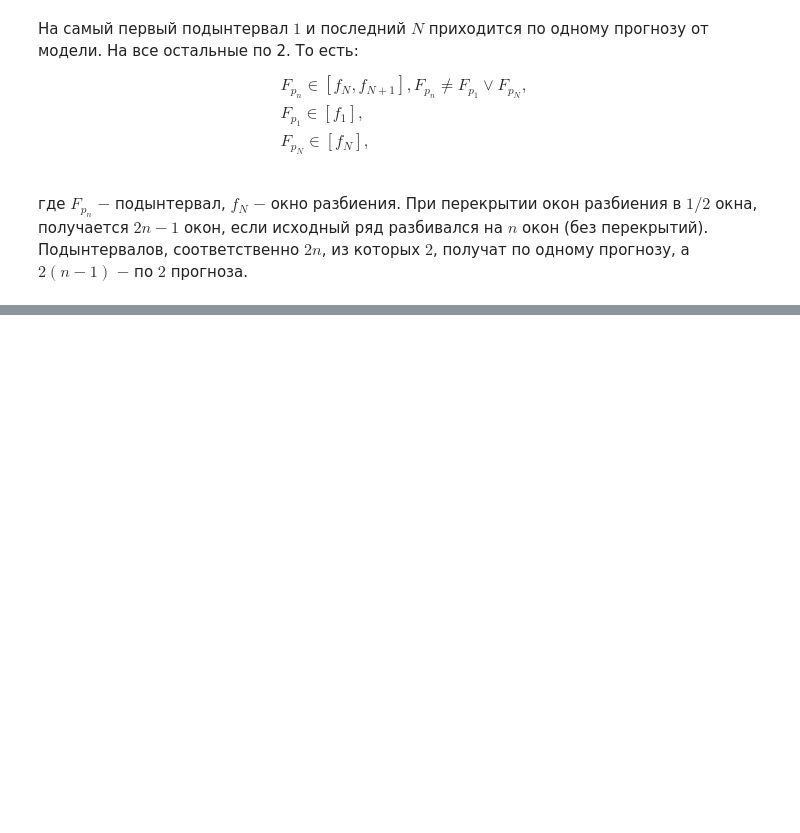
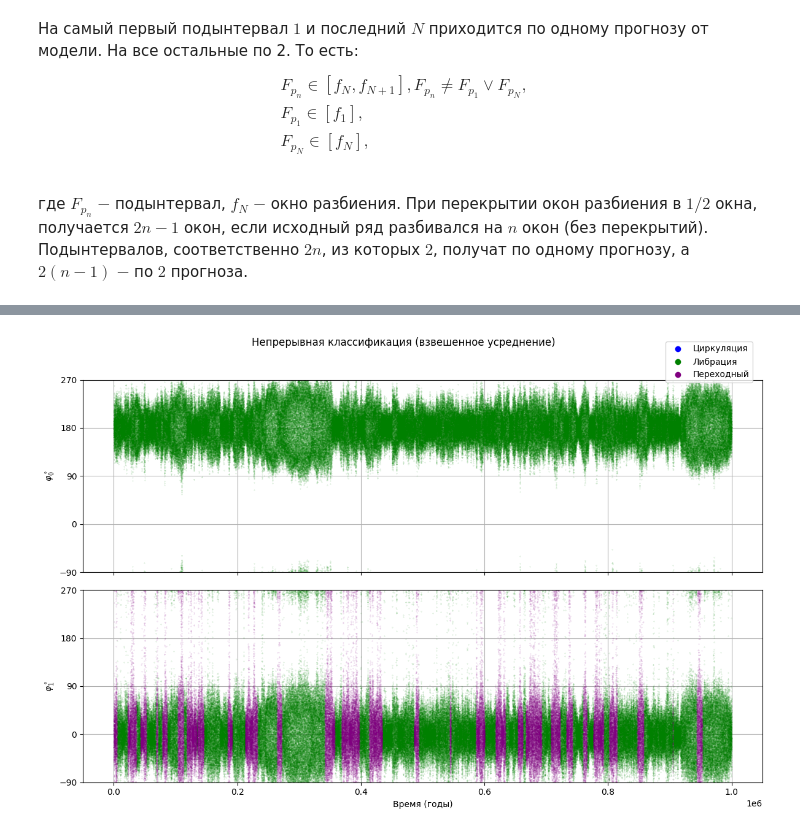
Before and after one commit to AbobusMen/Resonance-sorter, a Jupyter notebook: notebook/mark_proportional_distance_of_windows.ipynb, the cells around one changed output, grey strips where cells are left out. Cells and saved outputs as stored; diff of their text form; code cells hidden in the pictures; blank space fills up the shorter version.

```diff
--- a/notebook/mark_proportional_distance_of_windows.ipynb
+++ b/notebook/mark_proportional_distance_of_windows.ipynb
@@ -174,0 +127,18 @@ plot_multiplet_predictions(
+# %%
+from src.agregate import continuous_probabilities #Непрерывные вероятности
+from src.visual import plot_continuous_classes # график
+#раскраска точки под результирующую вероятность (как треугольное весовое усреднение)
+continuous_=continuous_probabilities(probs, windows['window_bounds'])
+plot_continuous_classes(
+    time_years=data['time_years'],
+    angles_deg_list=data['angles_deg'],
+    class_labels_list=continuous_['classes'],
+    title='Непрерывная классификация (взвешенное усреднение)',
+    alpha=0.3,
+    fig_width=12.,
+    row_height= 4.,
+    # save_path=""
+
+)#Первый и последний подынтервал - просто вероятности окон, без учёта весов
+# %% [output]
+[figure, added]
```
Also changed, not shown: parts of 11 cells of this notebook, 2 other files.
